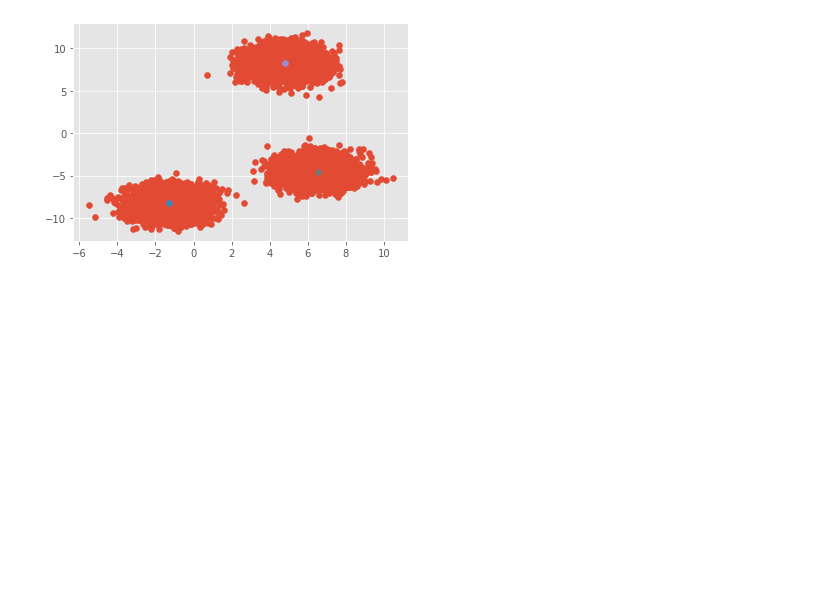
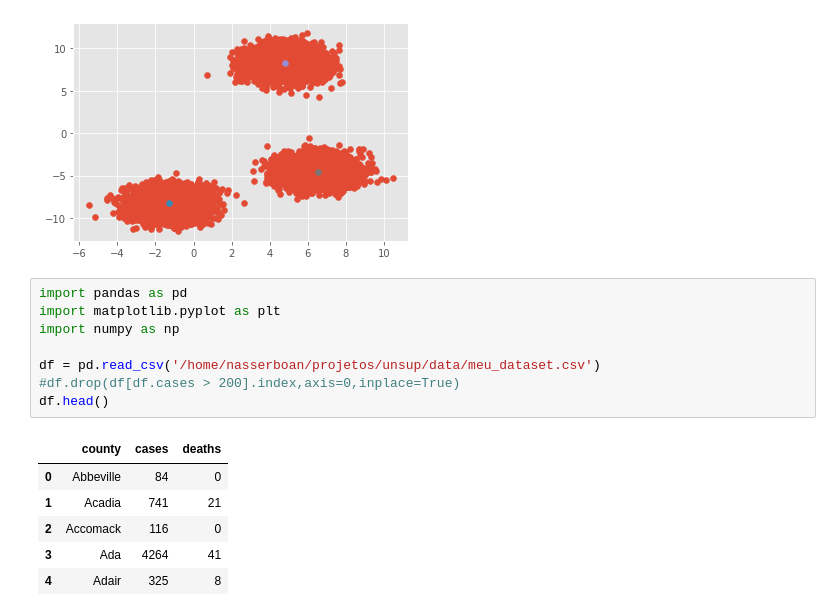
Before and after one commit to nasserboan/manual-kmeans, a Jupyter notebook: manual-kmeans.ipynb, the cells around one changed output. Drawn from its saved outputs; the diff is of its cells as text; blank space fills up the shorter version.

```diff
--- a/manual-kmeans.ipynb
+++ b/manual-kmeans.ipynb
@@ -73,3 +73,18 @@ for i in range(max_iter):
 33.503794471193075
 Optmized
 [figure]
+# %%
+import pandas as pd
+import matplotlib.pyplot as plt
+import numpy as np
+
+df = pd.read_csv('/home/nasserboan/projetos/unsup/data/meu_dataset.csv')
+#df.drop(df[df.cases > 200].index,axis=0,inplace=True)
+df.head()
+# %% [output]
+|  | county | cases | deaths |
+| 0 | Abbeville | 84 | 0 |
+| 1 | Acadia | 741 | 21 |
+| 2 | Accomack | 116 | 0 |
+| 3 | Ada | 4264 | 41 |
+| 4 | Adair | 325 | 8 |
```
Also changed, not shown: parts of 15 cells of this notebook, 1 other file.
